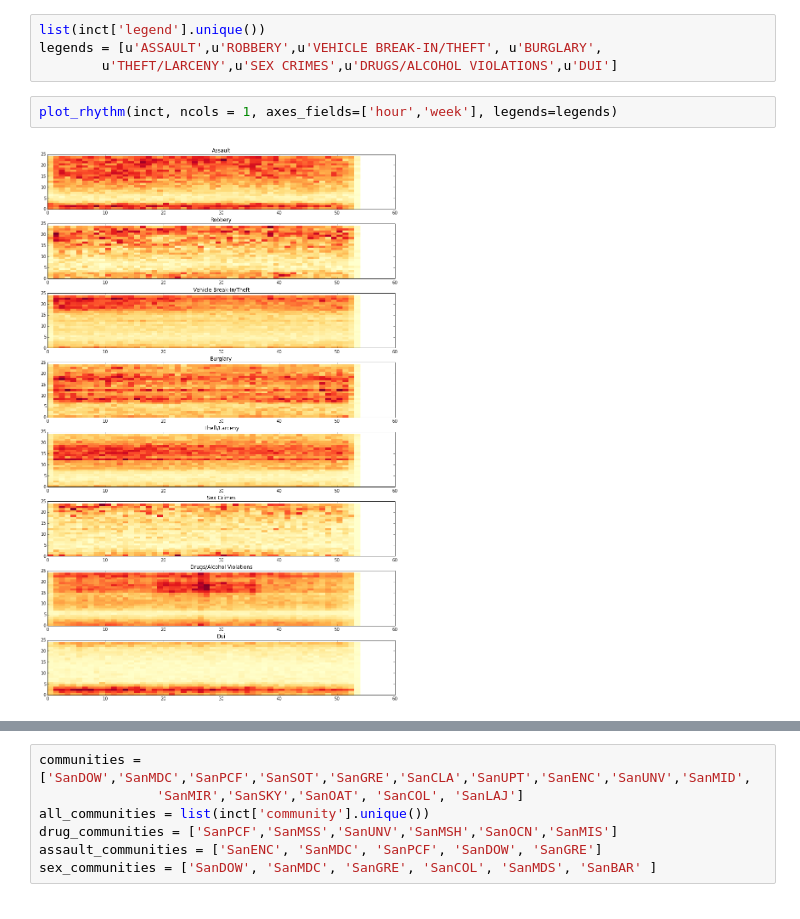
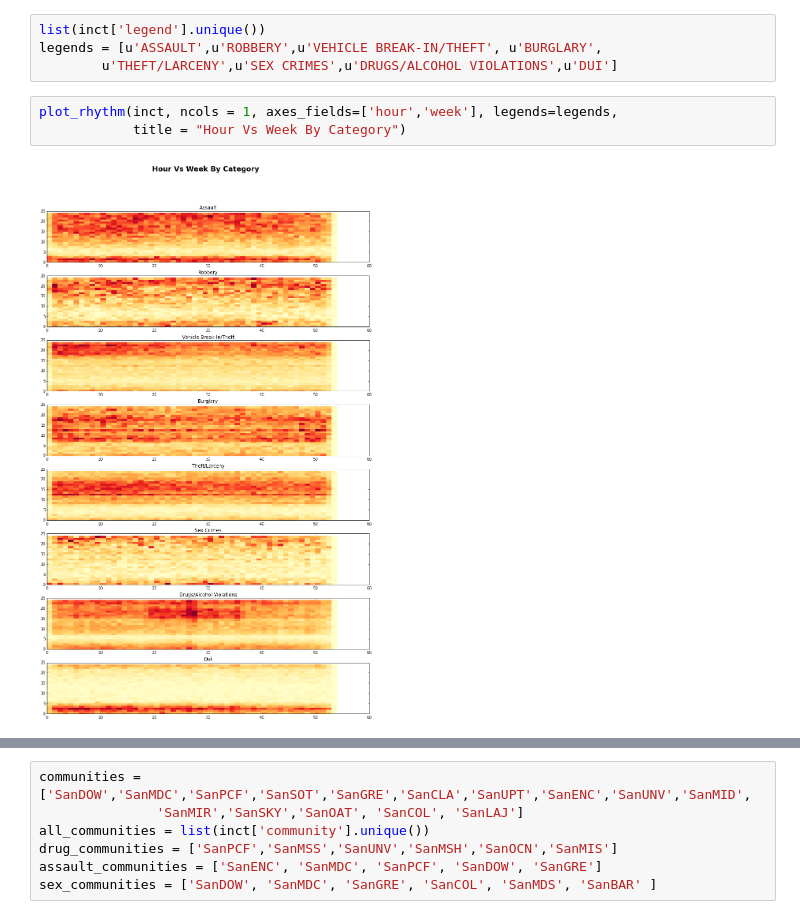
Before and after one commit to sandiegodata/Showcase, a Jupyter notebook: crime/Crime Monthly Rhythm Maps.ipynb, the cells around one changed output, grey strips where cells are left out. Drawn from its saved outputs; the diff is of its cells as text.

```diff
--- a/crime/Crime Monthly Rhythm Maps.ipynb
+++ b/crime/Crime Monthly Rhythm Maps.ipynb
@@ -144,7 +144,8 @@ list(inct['legend'].unique())
 legends = [u'ASSAULT',u'ROBBERY',u'VEHICLE BREAK-IN/THEFT', u'BURGLARY',
         u'THEFT/LARCENY',u'SEX CRIMES',u'DRUGS/ALCOHOL VIOLATIONS',u'DUI']
 # %%
-plot_rhythm(inct, ncols = 1, axes_fields=['hour','week'], legends=legends)
+plot_rhythm(inct, ncols = 1, axes_fields=['hour','week'], legends=legends,
+            title = "Hour Vs Week By Category")
 # %% [output]
-[figure, old version]
+[figure, new version]
 # %%
```
Also changed, not shown: parts of 13 cells of this notebook.
